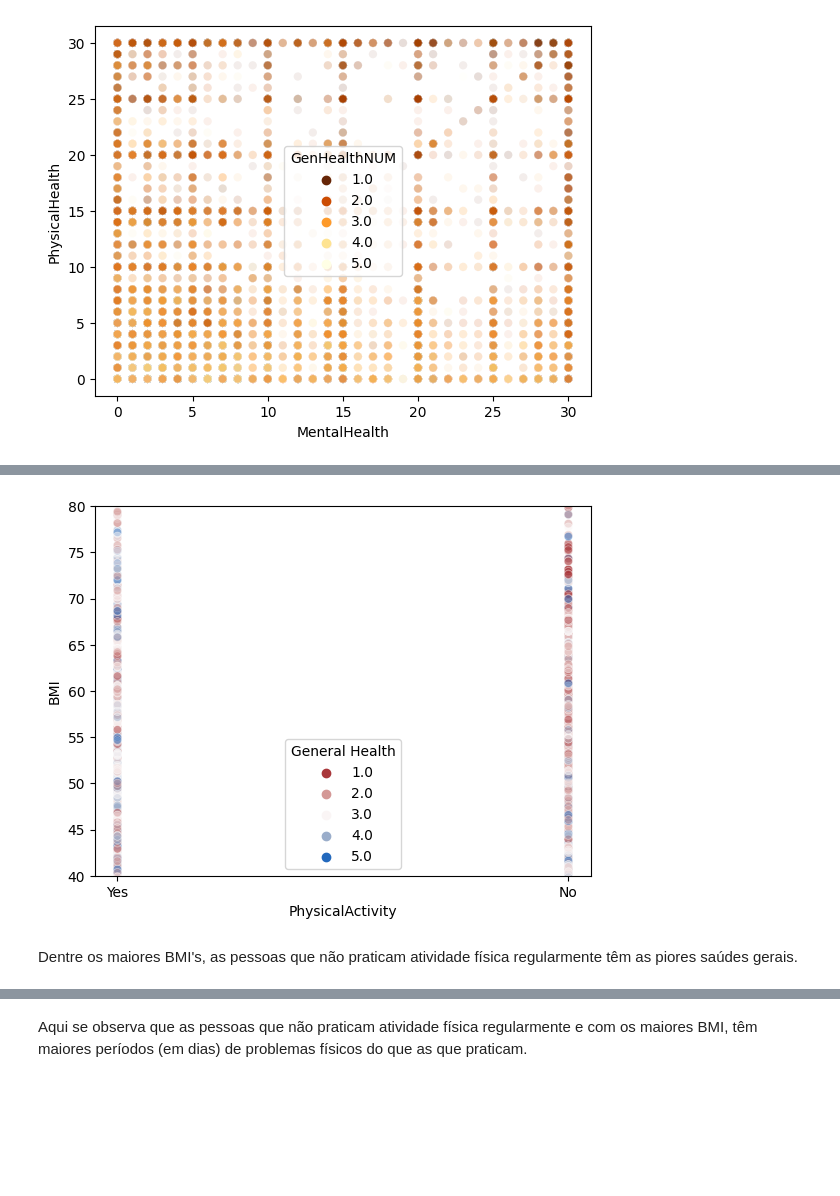
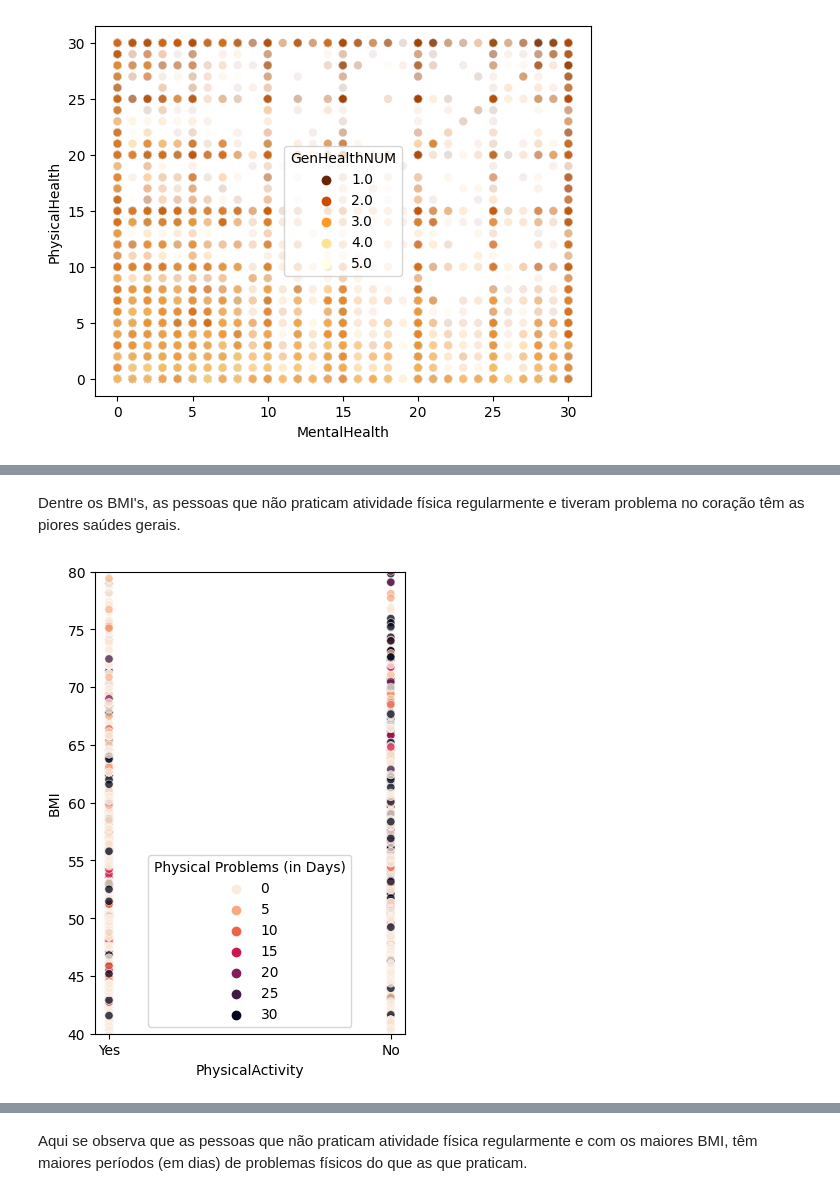
Before and after one commit to erlonL/Projeto-ICD, a Jupyter notebook: projeto.ipynb, the cells around one changed output, grey strips where cells are left out. Drawn from its saved outputs; the diff is of its cells as text; code cells hidden in the pictures; blank space fills up the shorter version.

```diff
--- a/projeto.ipynb
+++ b/projeto.ipynb
@@ -261,0 +278,29 @@ plt.show()
+# %%
+# Categorizando os dados de SleepTime
+
+bins = [1, 5, 10, 15, 24]
+labels = ['1-5', '6-10', '11-15', '16-24']
+df['SleepTimeCat'] = pd.cut(df['SleepTime'], bins=bins, labels=labels)
+
+# Criando uma figura com dois eixos de plotagem
+fig, (ax1, ax2) = plt.subplots(ncols=2, figsize=(12, 6))
+
+# Plotando o primeiro gráfico no primeiro eixo de plotagem
+sns.barplot(data=df, x="GenHealthNUM", y="MentalHealth", hue="SleepTimeCat", alpha=1, palette="rocket", ax=ax1)
+ax1.legend(title="Sleep Time")
+ax1.set_xlabel("General Health")
+ax1.set_ylabel("Days with Mental Problems")
+
+ax1.set_xticks([0, 1, 2, 3, 4])
+ax1.set_xticklabels(["Poor", "Fair", "Good", "Very good", "Excellent"])
+
+# Plotando o segundo gráfico no segundo eixo de plotagem
+sns.barplot(data=df, x="GenHealthNUM", y="PhysicalHealth", hue="SleepTimeCat", palette="rocket", ax=ax2)
+ax2.legend(title="Sleep Time")
+ax2.set_xlabel("General Health")
+ax2.set_ylabel("Days with Physical Problems")
+
+ax2.set_xticks([0, 1, 2, 3, 4])
+ax2.set_xticklabels(["Poor", "Fair", "Good", "Very good", "Excellent"])
+
+plt.show()
@@ -346,11 +404,12 @@ plt.show()
+# %% [markdown]
+Dentre os BMI's, as pessoas que não praticam atividade física regularmente e tiveram problema no coração têm as piores saúdes gerais.
 # %%
-sns.scatterplot(data=df, x="PhysicalActivity", y="BMI", alpha=0.5, hue="GenHealthNUM", palette="vlag_r")
+sns.scatterplot(data = df, x = "PhysicalActivity", y = "BMI", alpha = 0.75, hue = "PhysicalHealth",  palette = "rocket_r")
 
-plt.ylim([40, 80]) # Segundo a OMS: 40 Obeso classe III
-plt.legend(title='General Health')
+plt.ylim([40, 80]) # Segundo a OMS: 40 = Obeso classe III
+plt.legend(title='Physical Problems (in Days)')
+plt.gcf().set_size_inches(4, 6) # Define o tamanho da figura
 
 plt.show()
 # %% [output]
-[figure, old version]
+[figure, new version]
-# %% [markdown]
-Dentre os maiores BMI's, as pessoas que não praticam atividade física regularmente têm as piores saúdes gerais.
```
Also changed, not shown: parts of 11 cells of this notebook.
